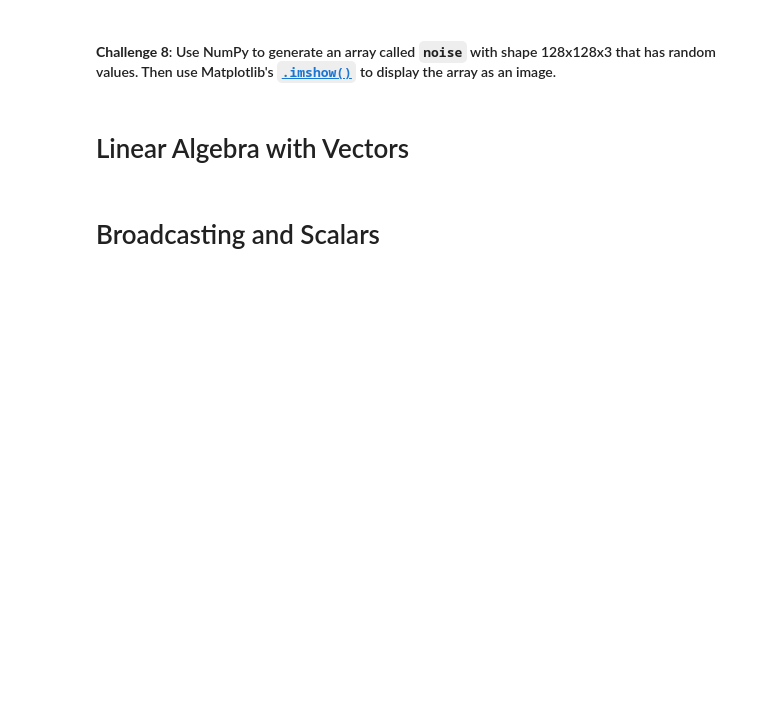
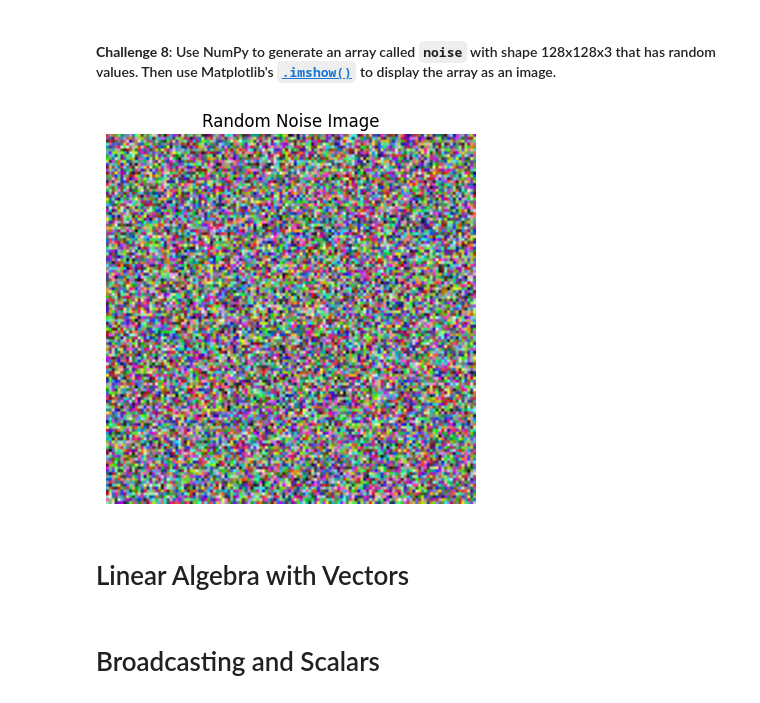
Before and after one commit to IrishEgie/data_science_py, a Jupyter notebook: data_science_6/Computation_with_NumPy_and_N_Dimensional_Arrays_(start).ipynb, the cells around one changed output. Saved outputs shown, nothing was run; the diff lists cells and outputs as text; code cells hidden in the pictures; blank space fills up the shorter version.

Commit message:
update: playing with arrays & linear algebraic operations

```diff
--- a/data_science_6/Computation_with_NumPy_and_N_Dimensional_Arrays_(start).ipynb
+++ b/data_science_6/Computation_with_NumPy_and_N_Dimensional_Arrays_(start).ipynb
@@ -145,5 +224,14 @@ Hint: Use the [`.random()` function](https://numpy.org/doc/stable/reference/rand
 # %% [markdown]
 #### **Challenge 8**: Use NumPy to generate an array called `noise` with shape 128x128x3 that has random values. Then use Matplotlib's [`.imshow()`](https://matplotlib.org/3.1.1/api/_as_gen/matplotlib.pyplot.imshow.html) to display the array as an image.
+# %%
+# Generate a 128x128x3 array with random values and display as an image
+noise = np.random.random((128, 128, 3))
+plt.imshow(noise)
+plt.title("Random Noise Image")
+plt.axis('off')  # Turn off axis
+plt.show()
+# %% [output]
+[figure, added]
 # %% [markdown]
 # Linear Algebra with Vectors
 # %%
```
Also changed, not shown: parts of 7 cells of this notebook.
